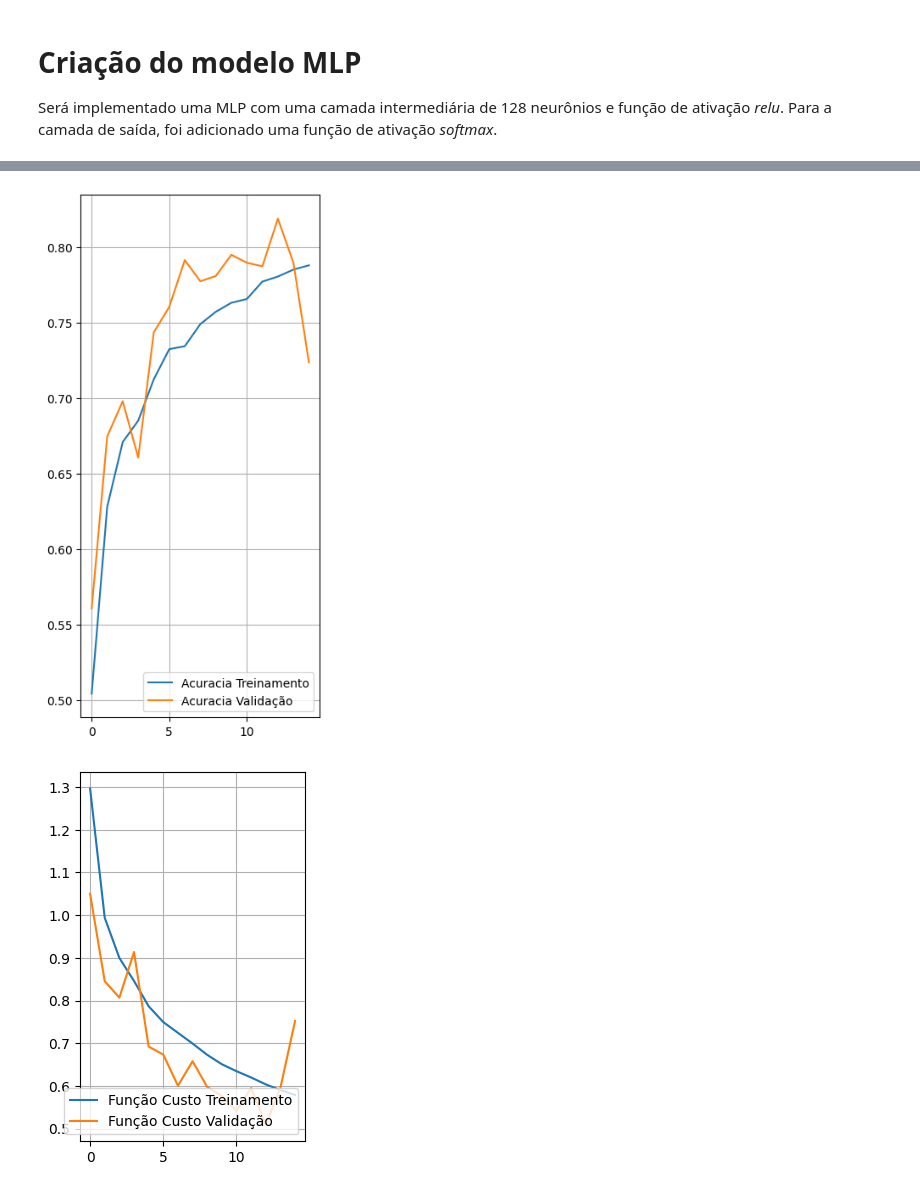
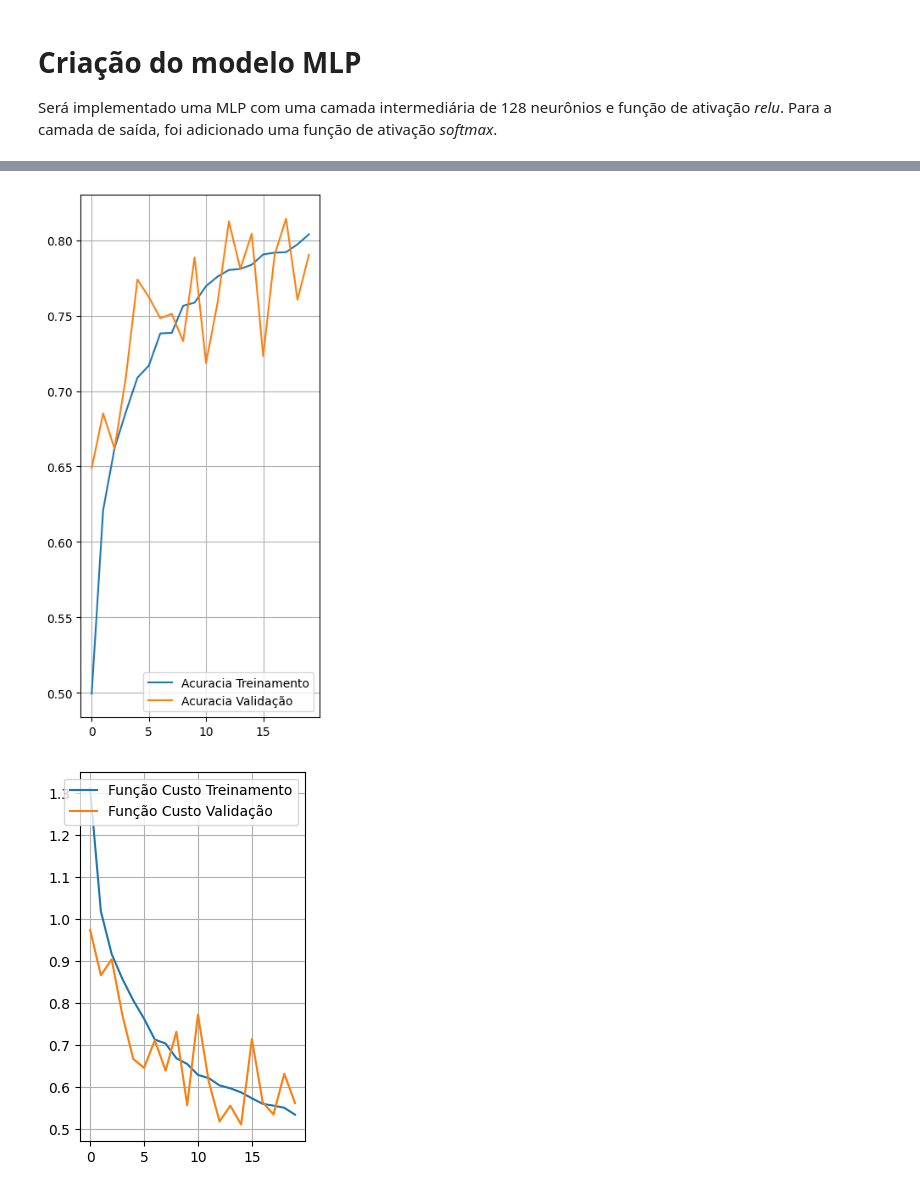
Before and after one commit to Jitesh193/IA048, a Jupyter notebook: EFC3/efc3_175867.ipynb, the cells around one changed output, grey strips where cells are left out. Drawn from its saved outputs; the diff is of its cells as text; code cells hidden in the pictures.

```diff
--- a/EFC3/efc3_175867.ipynb
+++ b/EFC3/efc3_175867.ipynb
@@ -99,14 +99,14 @@ for batch_size in batchs_size:
                  loss='sparse_categorical_crossentropy',
                  metrics=['accuracy'])
 
-   hist = model.fit(TrainX_n, TrainY, batch_size=batch_size, epochs=15, verbose=1, validation_data=(ValX_n, ValY))
+   hist = model.fit(TrainX_n, TrainY, batch_size=batch_size, epochs=30, verbose=1, validation_data=(ValX_n, ValY), callbacks=tf.keras.callbacks.EarlyStopping(monitor='val_loss', patience=5, restore_best_weights=True))
 
-   val_acc = hist.history['val_accuracy'][-1]
+   val_acc = model.evaluate(ValX_n,ValY)
 
-   print(f'Batch Size: {batch_size}, Acurácia da validação: {val_acc}')
+   print(f'Batch Size: {batch_size}, Acurácia da validação: {val_acc[1]}')
 
-   if val_acc > best_accuracy:
-      best_accuracy = val_acc
+   if val_acc[1] > best_accuracy:
+      best_accuracy = val_acc[1]
       best_size = batch_size
 
 
@@ -141,5 +141,6 @@ model.compile(optimizer='SGD',
                  loss='sparse_categorical_crossentropy',
                  metrics=['accuracy'])
 
-hist = model.fit(TrainX_n, TrainY, batch_size=best_size, epochs=15, verbose=1, validation_data=(ValX_n, ValY))
+
+model.summary()
 # %% [output]
@@ -162,0 +160,2 @@ Epoch 15/15
+# %%
+hist = model.fit(TrainX_n, TrainY, batch_size=best_size, epochs=30, verbose=1, validation_data=(ValX_n, ValY), callbacks=tf.keras.callbacks.EarlyStopping(monitor='val_loss', patience=5, restore_best_weights=True))
@@ -163,29 +180,29 @@ Epoch 15/15
 # %%
 acc = hist.history['accuracy']
 validation_acc = hist.history['val_accuracy']
 
 loss = hist.history['loss']
 val_loss = hist.history['val_loss']
 
-range_epochs = np.arange(15)
+range_epochs = np.arange(20)
 
 plt.figure(figsize=(8,8))
 plt.subplot(1,2,1)
 plt.plot(range_epochs,acc, label='Acuracia Treinamento')
 plt.plot(range_epochs,validation_acc, label='Acuracia Validação')
 plt.legend(loc='lower right')
 plt.grid(True)
 plt.show()
 
 plt.subplot(1,2,2)
 plt.plot(range_epochs,loss, label='Função Custo Treinamento')
 plt.plot(range_epochs,val_loss, label='Função Custo Validação')
-plt.legend(loc='lower right')
+plt.legend(loc='upper right')
 plt.grid(True)
 plt.show()
 # %% [output]
-[figure, old version]
+[figure, new version]
-[figure, old version]
+[figure, new version]
 # %%
 import itertools
 #Plot the confusion matrix. Set Normalize = True/False
```
Also changed, not shown: parts of 7 cells of this notebook, 2 other files.
